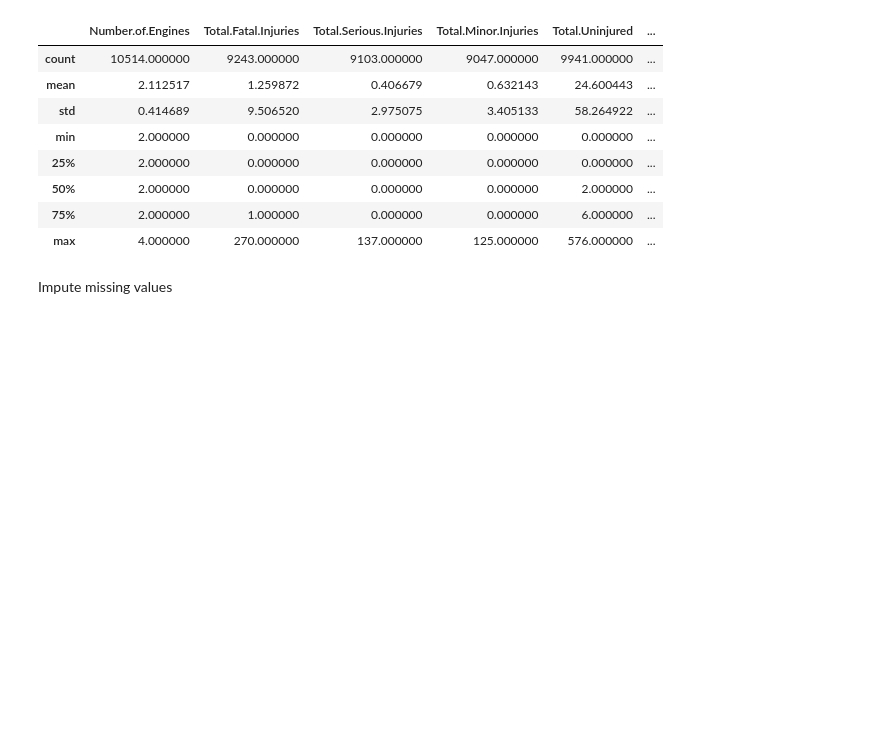
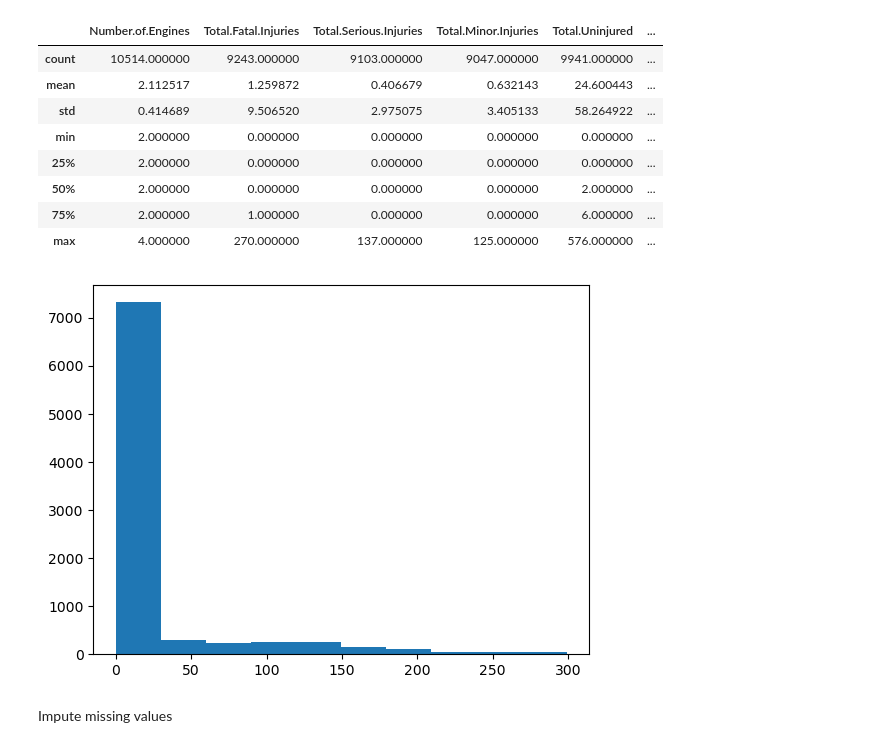
Before and after one commit to Luwate/dsc-phase-1-project, a Jupyter notebook: student.ipynb, the cells around one changed output. Saved outputs shown, nothing was run; the diff lists cells and outputs as text; code cells hidden in the pictures; blank space fills up the shorter version.

Commit message:
Add histogram for >1 engine

```diff
--- a/student.ipynb
+++ b/student.ipynb
@@ -470,6 +470,11 @@ df_cleaned[df_cleaned['Number.of.Engines']>1].describe()
 | 50% | 2.000000 | 0.000000 | 0.000000 | 0.000000 | 2.000000 | ... |
 | 75% | 2.000000 | 1.000000 | 0.000000 | 0.000000 | 6.000000 | ... |
 | max | 4.000000 | 270.000000 | 137.000000 | 125.000000 | 576.000000 | ... |
+# %%
+fig, ax = plt.subplots()
+ax.hist(pd.DataFrame(df_cleaned[(df_cleaned['Number.of.Engines']>1)& (df_temp['Total.Souls']<300)]['Total.Souls']), bins =10);
+# %% [output]
+[figure, added]
 # %% [markdown]
 Impute missing values
 # %%
```
